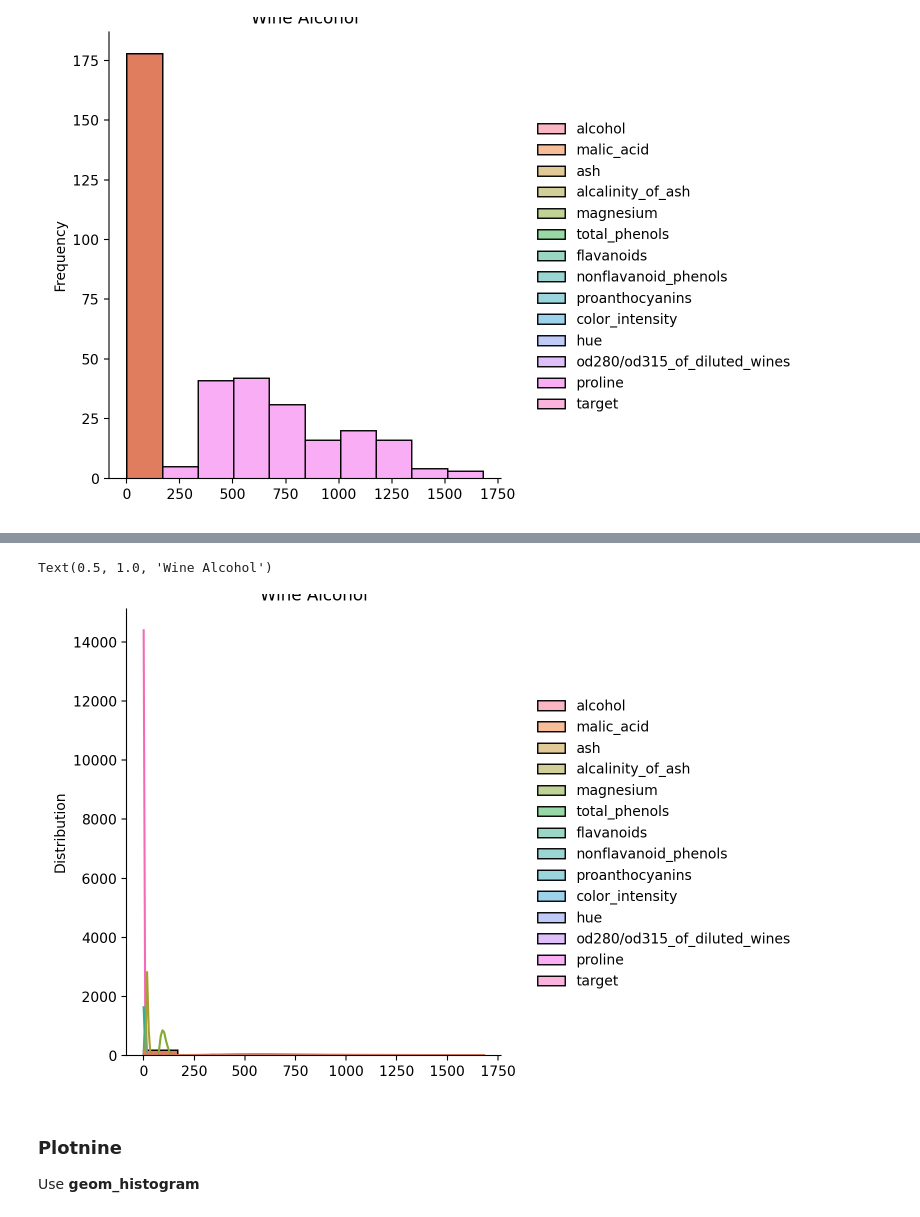
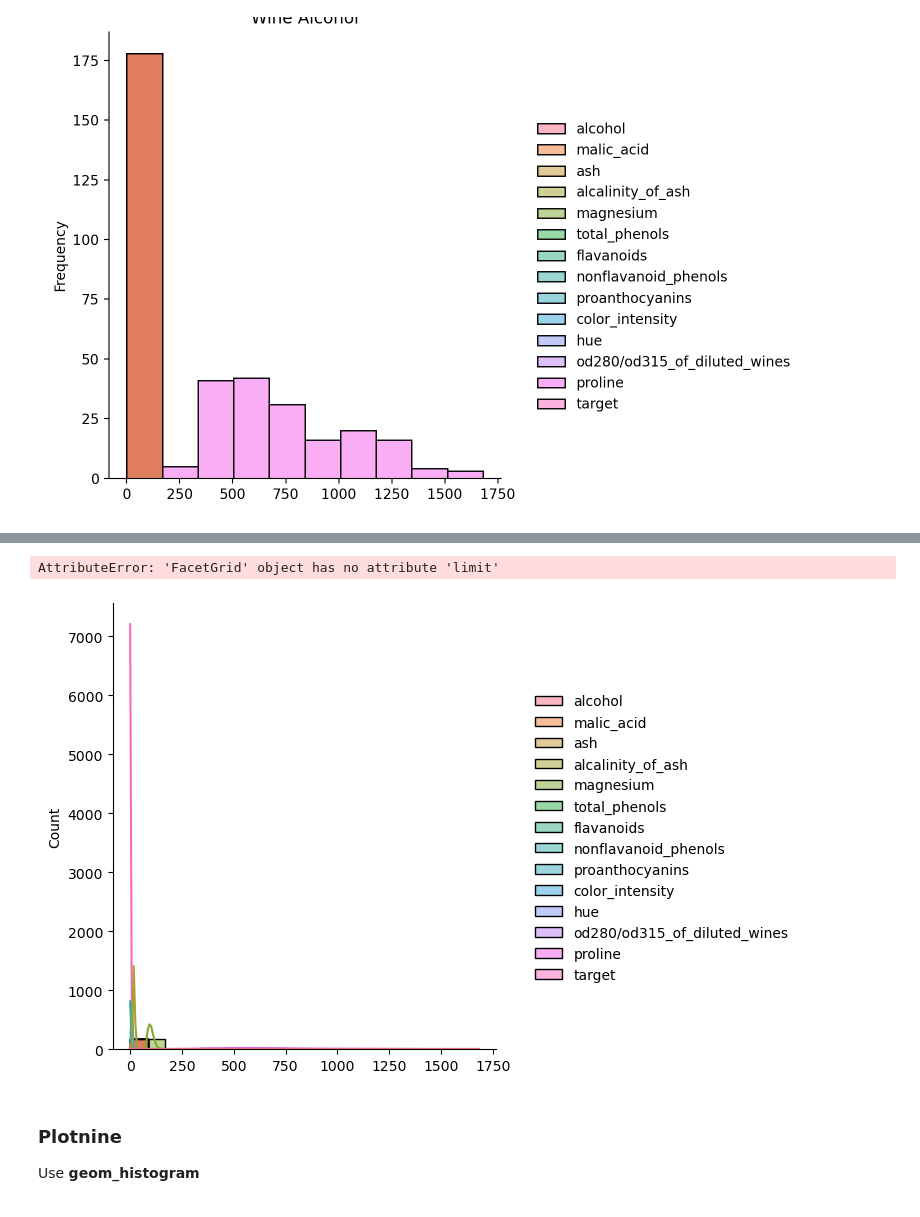
Before and after one commit to DocYoungblood/data_viz_python_tutorial, a Jupyter notebook: Data_Viz_Tutorial.ipynb, the cells around one changed output, grey strips where cells are left out. Cells and saved outputs as stored; diff of their text form; code cells hidden in the pictures.

```diff
--- a/Data_Viz_Tutorial.ipynb
+++ b/Data_Viz_Tutorial.ipynb
@@ -336,11 +342,12 @@ Text(0.5, 1.0, 'Wine Alcohol')
 # %%
 # sns histogram with kernel density estimate
-sns.displot(wine_df, bins = 10, kde=True)
+p = sns.displot(wine_df, bins = 20, kde=True).limit(y=(0,170))
 plt.ylabel('Distribution')
 plt.title('Wine Alcohol')
+p.limit(x=(0,1500), y=(-1,170))
 # %% [output]
-Text(0.5, 1.0, 'Wine Alcohol')
+AttributeError: 'FacetGrid' object has no attribute 'limit'
-[figure, old version]
+[figure, new version]
 # %% [markdown]
 ### Plotnine
 Use **geom_histogram**
```
Also changed, not shown: parts of 1 cell of this notebook.
